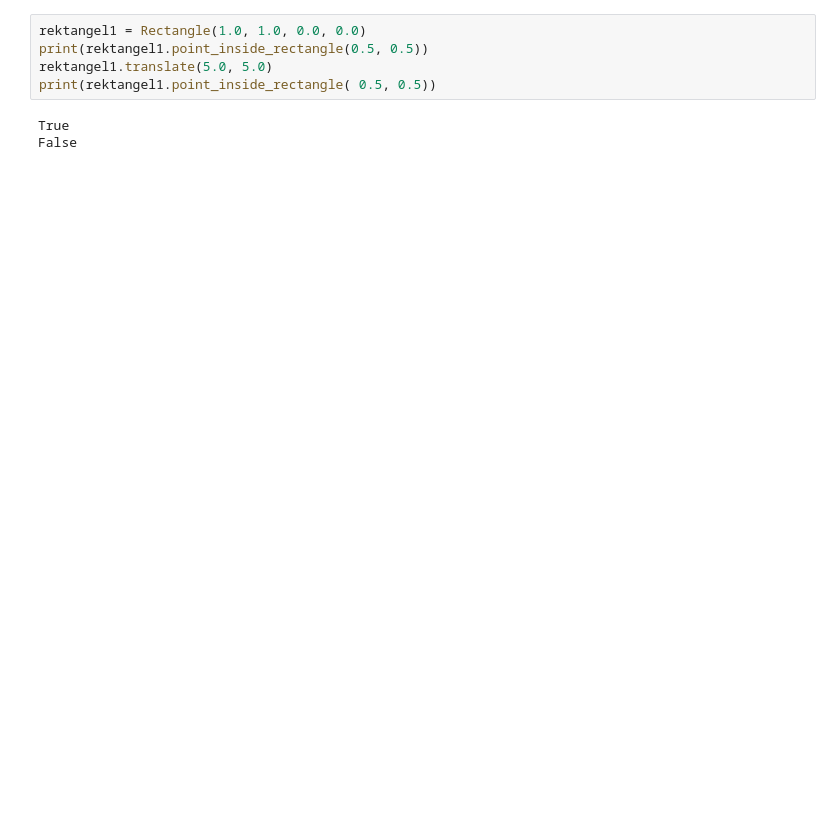
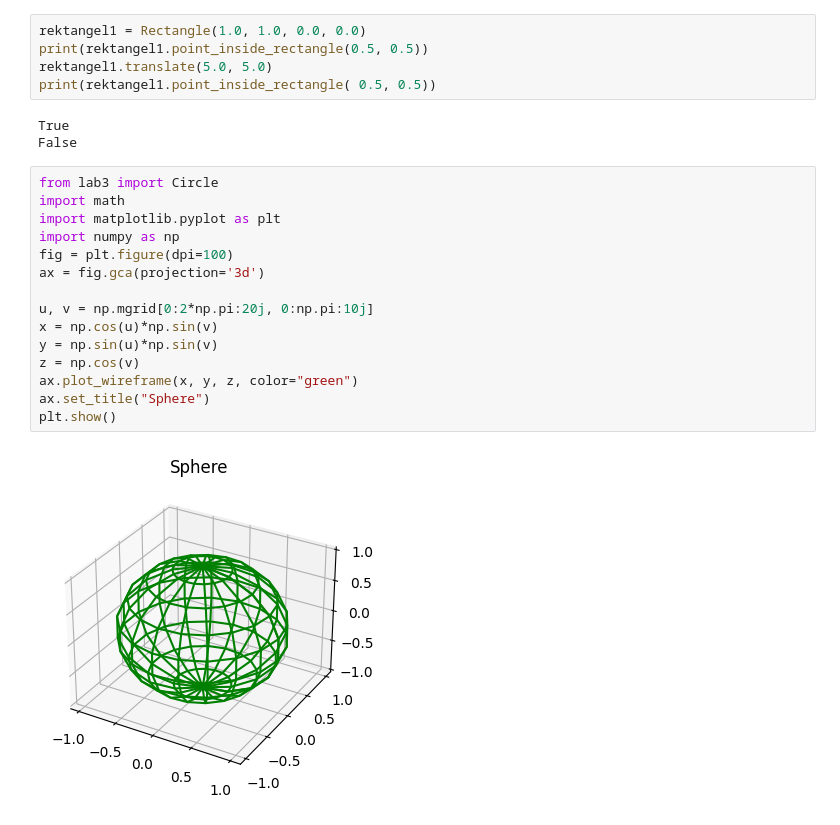
Before and after one commit to AmalDerbali/Programmering_med_Python_Amal_Derbali, a Jupyter notebook: Labs/Lab3/test_lab3.ipynb, the cells around one changed output. Saved outputs shown, nothing was run; the diff lists cells and outputs as text; blank space fills up the shorter version.

```diff
--- a/Labs/Lab3/test_lab3.ipynb
+++ b/Labs/Lab3/test_lab3.ipynb
@@ -25,3 +25,20 @@ print(rektangel1.point_inside_rectangle( 0.5, 0.5))
 # %% [output]
 True
 False
+# %%
+from lab3 import Circle
+import math
+import matplotlib.pyplot as plt
+import numpy as np
+fig = plt.figure(dpi=100)
+ax = fig.gca(projection='3d')
+
+u, v = np.mgrid[0:2*np.pi:20j, 0:np.pi:10j]
+x = np.cos(u)*np.sin(v)
+y = np.sin(u)*np.sin(v)
+z = np.cos(v)
+ax.plot_wireframe(x, y, z, color="green")
+ax.set_title("Sphere")
+plt.show()
+# %% [output]
+[figure, added]
```
Also changed, not shown: parts of 1 cell of this notebook.
